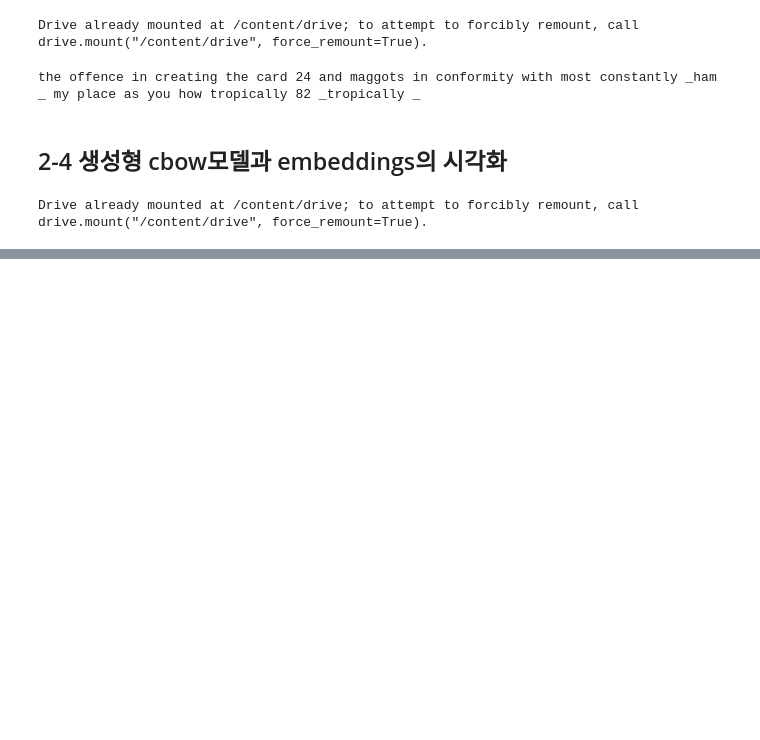
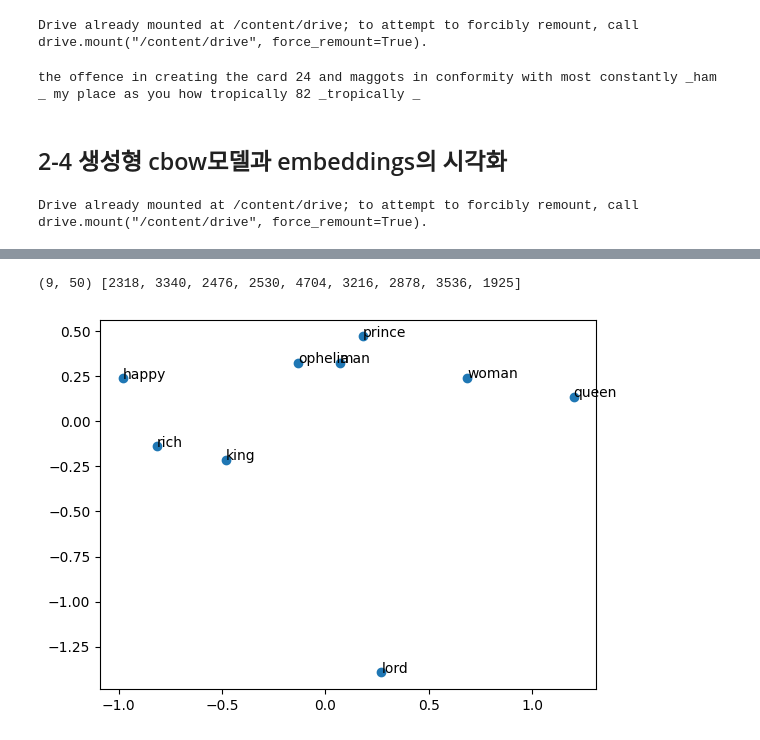
Before and after one commit to va4756/bigdata_raejung, a Jupyter notebook: LLM_in_Production.ipynb, the cells around one changed output, grey strips where cells are left out. Cells and saved outputs as stored; diff of their text form; code cells hidden in the pictures; blank space fills up the shorter version.

```diff
--- a/LLM_in_Production.ipynb
+++ b/LLM_in_Production.ipynb
@@ -612,0 +856,62 @@ Drive already mounted at /content/drive; to attempt to forcibly remount, call dr
+# %%
+# After listing 2.4 is done and gradient descent has been executed
+words = [
+    "king",
+    "queen",
+    "lord",
+    "man",
+    "woman",
+    "prince",
+    "ophelia",
+    "rich",
+    "happy",
+]
+embs = (W1.T + W2) / 2.0
+idx = [word2Ind[word] for word in words]
+X = embs[idx, :]
+print(X.shape, idx)
+# %% [output]
+(9, 50) [2318, 3340, 2476, 2530, 4704, 3216, 2878, 3536, 1925]
+# %%
+import numpy as np
+from scipy import linalg
+
+def compute_pca(data, n_components=2):
+    """
+    Input:
+        data: of dimension (m,n) where each row corresponds to a word vector
+        n_components: Number of components you want to keep.
+    Output:
+        X_reduced: data transformed in 2 dims/columns + regenerated original data
+    pass in: data as 2D NumPy array
+    """
+    m, n = data.shape
+
+    # mean center the data
+    data -= data.mean(axis=0)
+    # calculate the covariance matrix
+    R = np.cov(data, rowvar=False)
+    # calculate eigenvectors & eigenvalues of the covariance matrix
+    # use 'eigh' rather than 'eig' since R is symmetric,
+    # the performance gain is substantial
+    evals, evecs = linalg.eigh(R)
+    # sort eigenvalue in decreasing order
+    # this returns the corresponding indices of evals and evecs
+    idx = np.argsort(evals)[::-1]
+
+    evecs = evecs[:, idx]
+    # sort eigenvectors according to same index
+    evals = evals[idx]
+    # select the first n eigenvectors (n is desired dimension
+    # of rescaled data array, or dims_rescaled_data)
+    evecs = evecs[:, :n_components]
+    ### END CODE HERE ###
+    return np.dot(evecs.T, data.T).T
+# %%
+result = compute_pca(X, 2)
+pyplot.scatter(result[:, 0], result[:, 1])
+for i, word in enumerate(words):
+    pyplot.annotate(word, xy=(result[i, 0], result[i, 1]))
+pyplot.show()
+# %% [output]
+[figure, added]
```
Also changed, not shown: parts of 16 cells of this notebook.
